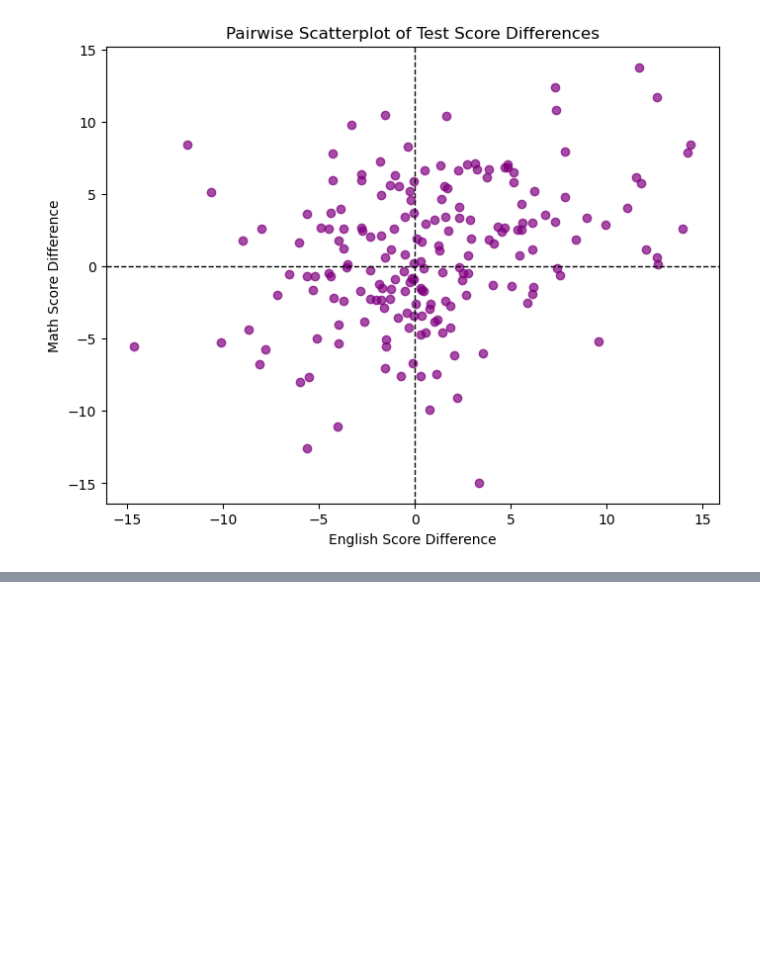
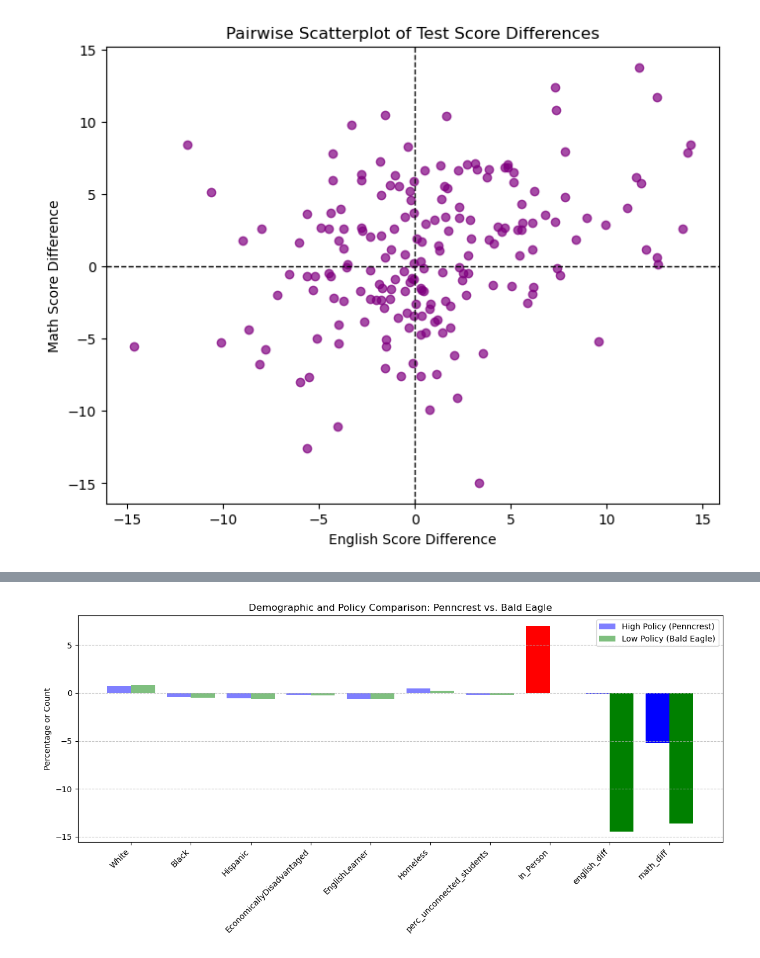
Before and after one commit to samantharudra/ds_finalproject, a Jupyter notebook: code/spatial_matching.ipynb, the cells around one changed output, grey strips where cells are left out. Cells and saved outputs as stored; diff of their text form; code cells hidden in the pictures; blank space fills up the shorter version.

```diff
--- a/code/spatial_matching.ipynb
+++ b/code/spatial_matching.ipynb
@@ -180,0 +381,56 @@ map_pa
+# %%
+import matplotlib.pyplot as plt
+import numpy as np
+
+# Filter rows for the two districts
+jeanette = df[df["District Name"].str.contains("PENNCREST")].iloc[0]  # Extract the first row as Series
+bigbeaver = df[df["District Name"].str.contains("BALD EAGLE")].iloc[0]  # Extract the first row as Series
+
+# Define the columns of interest
+labels = [
+    "White", "Black", "Hispanic",
+    "EconomicallyDisadvantaged", "EnglishLearner", "Homeless", "perc_unconnected_students",
+    "In_Person", "english_diff", "math_diff"
+]
+
+# Extract data for plotting
+high_policy = jeanette[labels].values  # Extract values for Jeannette
+low_policy = bigbeaver[labels].values  # Extract values for Big Beaver
+
+x = np.arange(len(labels))  # Generate x positions for each label
+bar_width = 0.4  # Width of each bar
+
+# Define colors and alpha for fading and highlighting
+faded_color_high = "blue"
+faded_color_low = "green"
+highlight_color = "red"
+
+colors_high = [highlight_color if label == "In_Person" else faded_color_high for label in labels]
+colors_low = [highlight_color if label == "In_Person" else faded_color_low for label in labels]
+alphas = [1 if label in ["In_Person", "english_diff", "math_diff"] else 0.5 for label in labels]
+
+# Create the plot
+plt.figure(figsize=(12, 6))  # Set the figure size
+
+# Plot the bars with adjusted colors and alpha
+for i in range(len(labels)):
+    plt.bar(x[i] - bar_width / 2, high_policy[i], width=bar_width, color=colors_high[i], alpha=alphas[i], label="High Policy (Penncrest)" if i == 0 else "")
+    plt.bar(x[i] + bar_width / 2, low_policy[i], width=bar_width, color=colors_low[i], alpha=alphas[i], label="Low Policy (Bald Eagle)" if i == 0 else "")
+
+# Customize the plot
+plt.xticks(x, labels, rotation=45, ha="right")  # Adjust x-axis labels to align between bars
+plt.ylabel("Percentage or Count")
+plt.title("Demographic and Policy Comparison: Penncrest vs. Bald Eagle")
+plt.legend()
+
+# Add gridlines for better readability
+plt.grid(axis='y', linestyle='--', alpha=0.7)
+
+# Ensure everything fits
+plt.tight_layout()  # Ensure labels and titles fit within the figure
+
+# Save and show the plot
+plt.savefig("../figures/penncrest_baldeagle_highlighted.png")
+plt.show()
+# %% [output]
+[figure, added]
```
Also changed, not shown: parts of 18 cells of this notebook, 9 other files.
